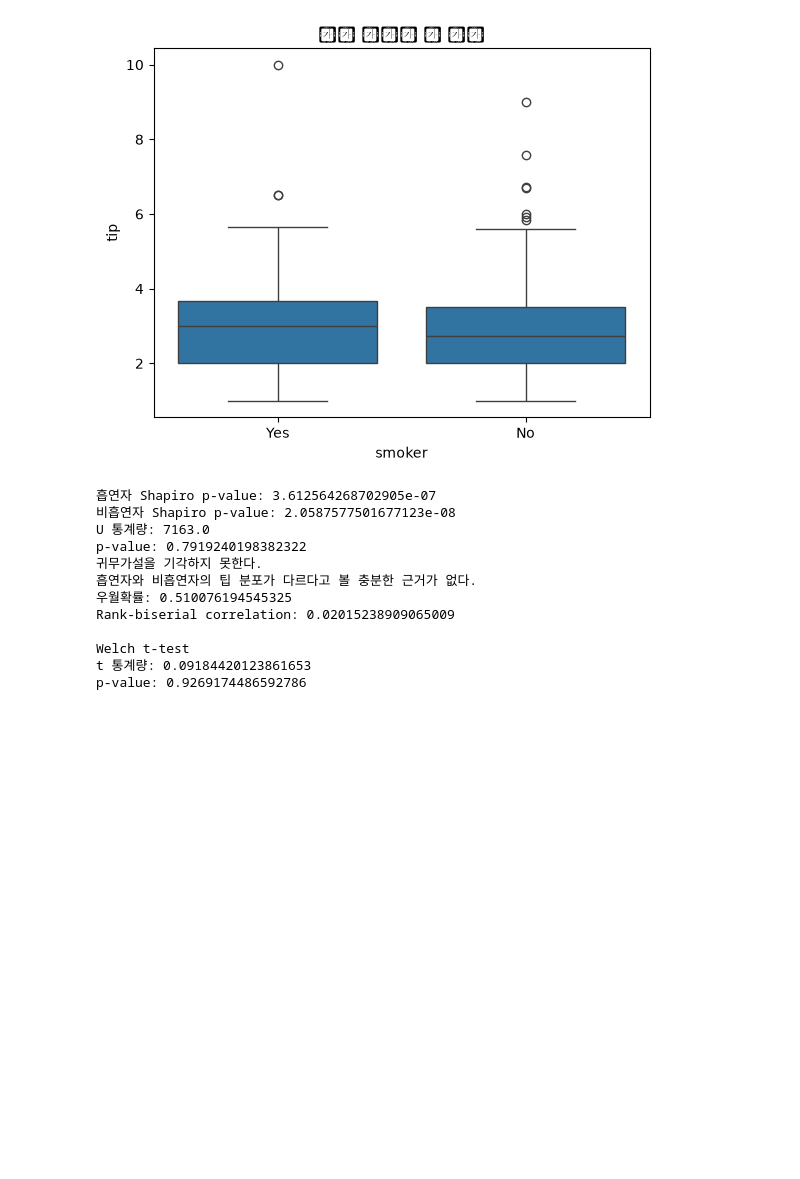
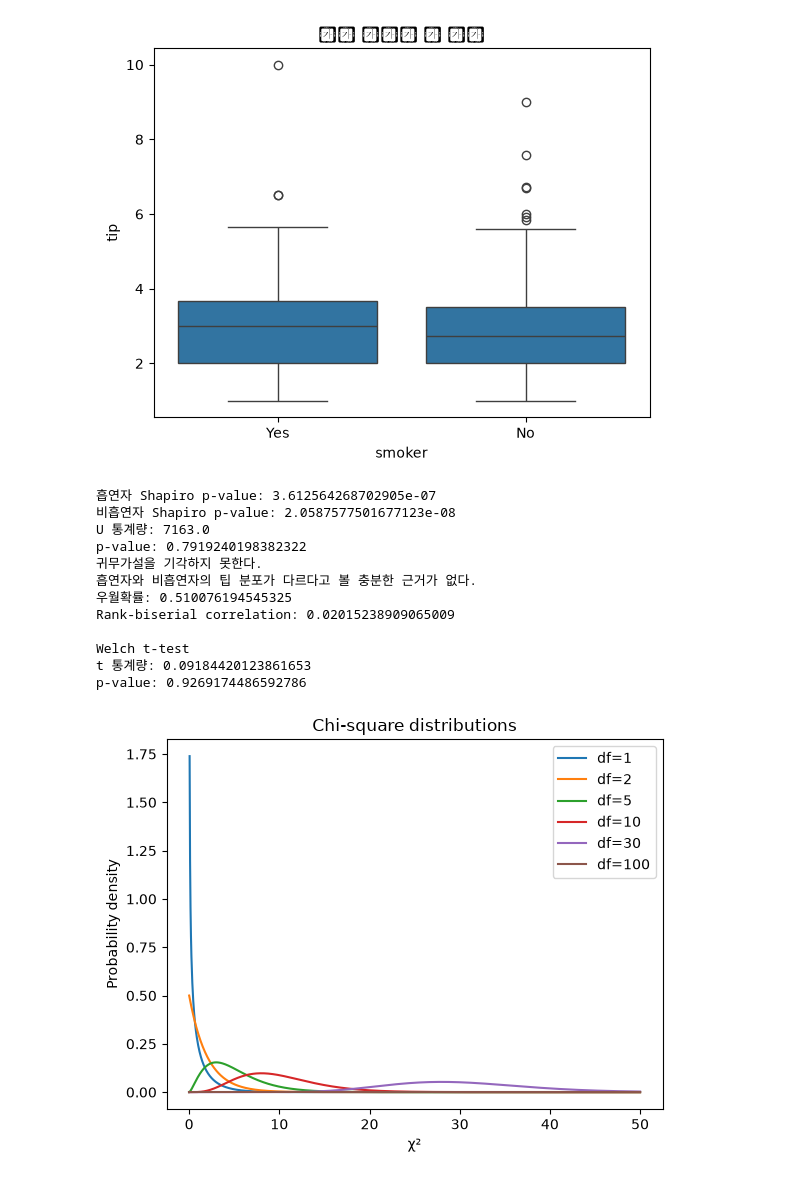
Before and after one commit to Kimchi-2025/big0611, a Jupyter notebook: py/stats.ipynb, the cells around one changed output. Cells and saved outputs as stored; diff of their text form; code cells hidden in the pictures; blank space fills up the shorter version.

```diff
--- a/py/stats.ipynb
+++ b/py/stats.ipynb
@@ -2714,0 +2722,21 @@ p-value: 0.9269174486592786
+# %%
+x = np.linspace(0, 50, 1000)
+
+degrees_of_freedom = [1, 2, 5, 10, 30, 100]
+
+for df in degrees_of_freedom:
+    y = stats.chi2.pdf(x, df=df)
+
+    plt.plot(
+        x,
+        y,
+        label=f"df={df}"
+    )
+
+plt.xlabel("χ²")
+plt.ylabel("Probability density")
+plt.title("Chi-square distributions")
+plt.legend()
+plt.show()
+# %% [output]
+[figure, added]
```
Also changed, not shown: parts of 16 cells of this notebook.
